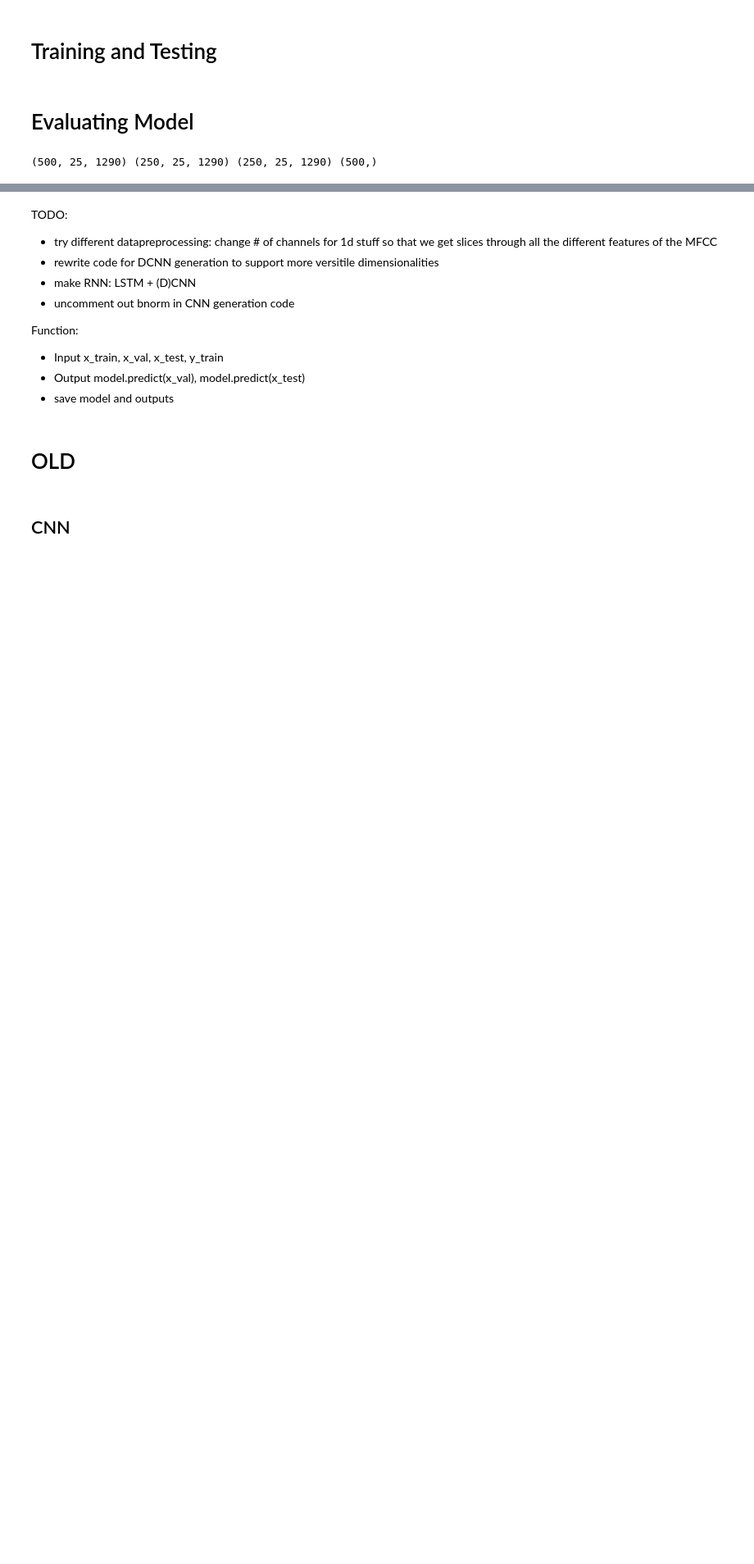
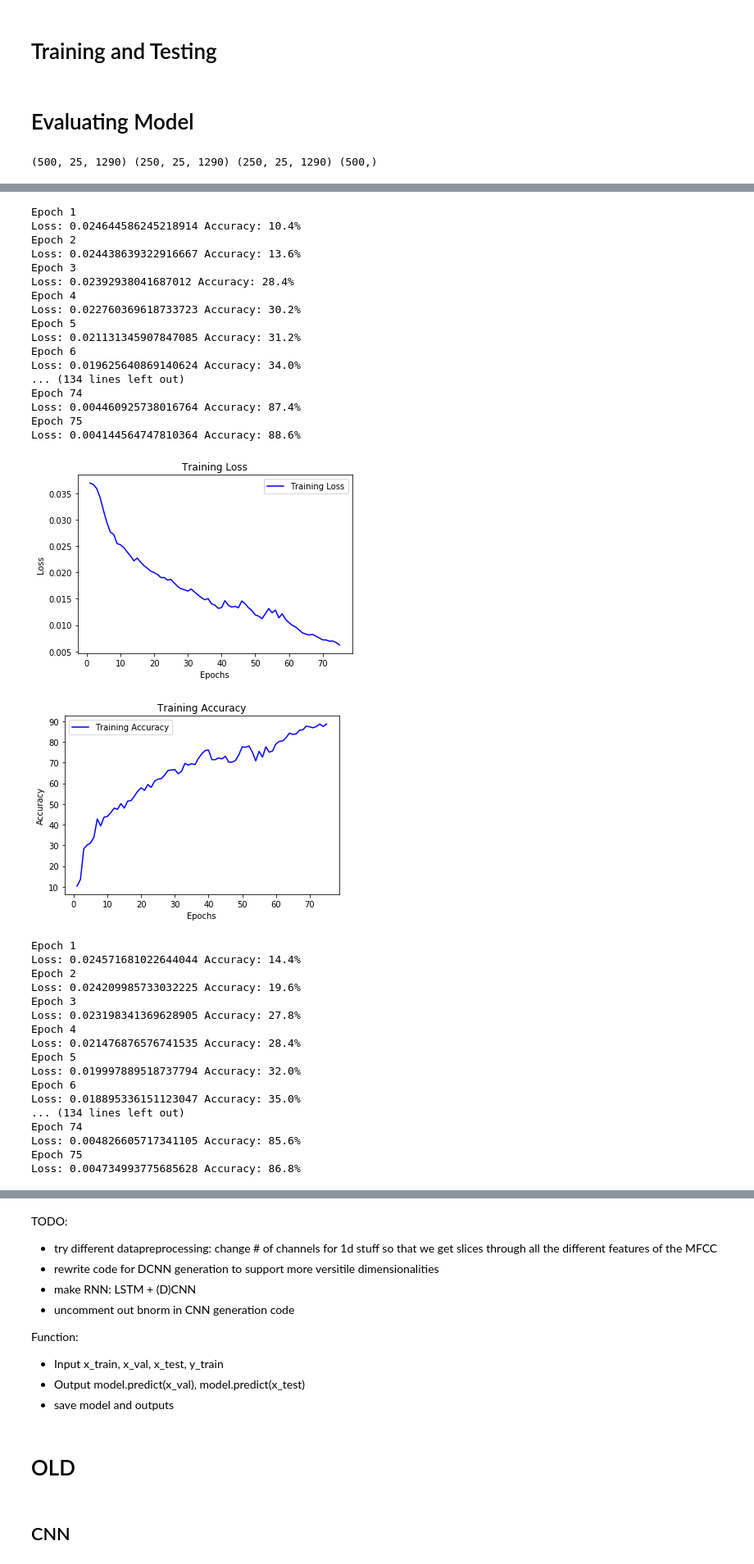
Before and after one commit to brendanyap/Genre-Classification, a Jupyter notebook: Tong_notebook.ipynb, the cells around one changed output, grey strips where cells are left out. Shown at 82% size. Saved outputs shown, nothing was run; the diff lists cells and outputs as text; code cells hidden in the pictures; blank space fills up the shorter version.

```diff
--- a/Tong_notebook.ipynb
+++ b/Tong_notebook.ipynb
@@ -666,5 +780,5 @@ def test(net, criterion, testloader, device, silence = False):
 # %%
-def train(epochs, net, criterion, optimizer, trainloader, testloader = None, silence = False):
+def train(epochs, net, criterion, optimizer, trainloader, testloader = None, silence = False, mixup = False):
     # inlude testloader if you want to see progression of train vs testing losses as epochs increase
     # in case of prediction then we use train without testloader; the model then predicts upon stuff
 
@@ -681,7 +795,10 @@ def train(epochs, net, criterion, optimizer, trainloader, testloader = None, sil
             print("Epoch " + str(epoch+1))
 
         net.train()
-        train_loss, train_acc = train_single_epoch(net, criterion, optimizer, trainloader, device)
+        if mixup:
+            train_loss, train_acc = train_single_epoch_mixup(net, criterion, optimizer, trainloader, device)
+        else:
+            train_loss, train_acc = train_single_epoch(net, criterion, optimizer, trainloader, device)
         train_losses.append(train_loss)
         train_accs.append(train_acc)
 
@@ -990,7 +1035,7 @@ Wall time: 7.15 µs
 # %%
 def nn_analysis(x_train, y_train, x_val, x_test, architecture, names = None):
 
-    assert(architecture in ['cnn_rnn, shallow_fc_rnn, deep_fc_rnn'])
+    assert(architecture in ['cnn_rnn', 'shallow_fc_rnn', 'deep_fc_rnn'])
 
     if names == None:
         names = {
@@ -1010,8 +1055,8 @@ def nn_analysis(x_train, y_train, x_val, x_test, architecture, names = None):
 
     # saving outputs
 
-    val_predictions.save('nn/' + names['val_predictions'] + '.npy')
-    test_predictions.save('nn/' + names['test_predictions'] + '.npy')
+    np.save('nn/' + names['val_predictions'] + '.npy', val_predictions)
+    np.save('nn/' + names['test_predictions'] + '.npy', test_predictions)
 
     # saving models
 
@@ -1059,0 +1144,65 @@ sfr_val, sfr_test, sfr_model = load_nn_analysis('shallow_fc_rnn', names_vanilla)
+# %%
+def analyze_all_data_augmentations(dls):
+    for index, seg_number in enumerate([1,2,5,30]):
+        random_crop = not (seg_number == 30)
+        dl = dls[index]
+        analyze_data_augmentation(dl, seg_number, random_crop = random_crop)
+# %%
+FC_RNN_PARAMS_1 = {
+    'audio_in_features' : 25, # static
+    'fc_1_out' : 320, # new
+    'fc_2_out' : 160, # new
+    'fc_3_out' : 80, # new, used to be fc_3_out = rnn_in_size = 24
+    'fc_4_out' : 40, # new
+    'rnn_in_size' : 24, # probably okay but will investigate
+    'rnn_hid_size' : 48, # probably okay
+    'rnn_dropout' : 0.5, # okay
+    'epochs' : 75, # ONLY FOR BUG TESTING
+    'lr' : 0.001, # seems like it works well enough
+    'weight_decay': 0, # seems to not really have an affect
+    'deep' : False,
+
+    'silence' : False
+    # using 1 bnorm layer
+}
+
+dls = [dl_1, dl_2, dl_5, dl_30]
+
+analyze_all_data_augmentations(dls)
+# %% [output]
+Epoch 1
+Loss: 0.024644586245218914 Accuracy: 10.4%
+Epoch 2
+Loss: 0.024438639322916667 Accuracy: 13.6%
+Epoch 3
+Loss: 0.02392938041687012 Accuracy: 28.4%
+Epoch 4
+Loss: 0.022760369618733723 Accuracy: 30.2%
+Epoch 5
+Loss: 0.021131345907847085 Accuracy: 31.2%
+Epoch 6
+Loss: 0.019625640869140624 Accuracy: 34.0%
+... (134 lines left out)
+Epoch 74
+Loss: 0.004460925738016764 Accuracy: 87.4%
+Epoch 75
+Loss: 0.004144564747810364 Accuracy: 88.6%
+[figure, added]
+[figure, added]
+Epoch 1
+Loss: 0.024571681022644044 Accuracy: 14.4%
+Epoch 2
+Loss: 0.024209985733032225 Accuracy: 19.6%
+Epoch 3
+Loss: 0.023198341369628905 Accuracy: 27.8%
+Epoch 4
+Loss: 0.021476876576741535 Accuracy: 28.4%
+Epoch 5
+Loss: 0.019997889518737794 Accuracy: 32.0%
+Epoch 6
+Loss: 0.018895336151123047 Accuracy: 35.0%
+... (134 lines left out)
+Epoch 74
+Loss: 0.004826605717341105 Accuracy: 85.6%
+Epoch 75
+Loss: 0.004734993775685628 Accuracy: 86.8%
```
Also changed, not shown: parts of 21 cells of this notebook, 33 other files.
